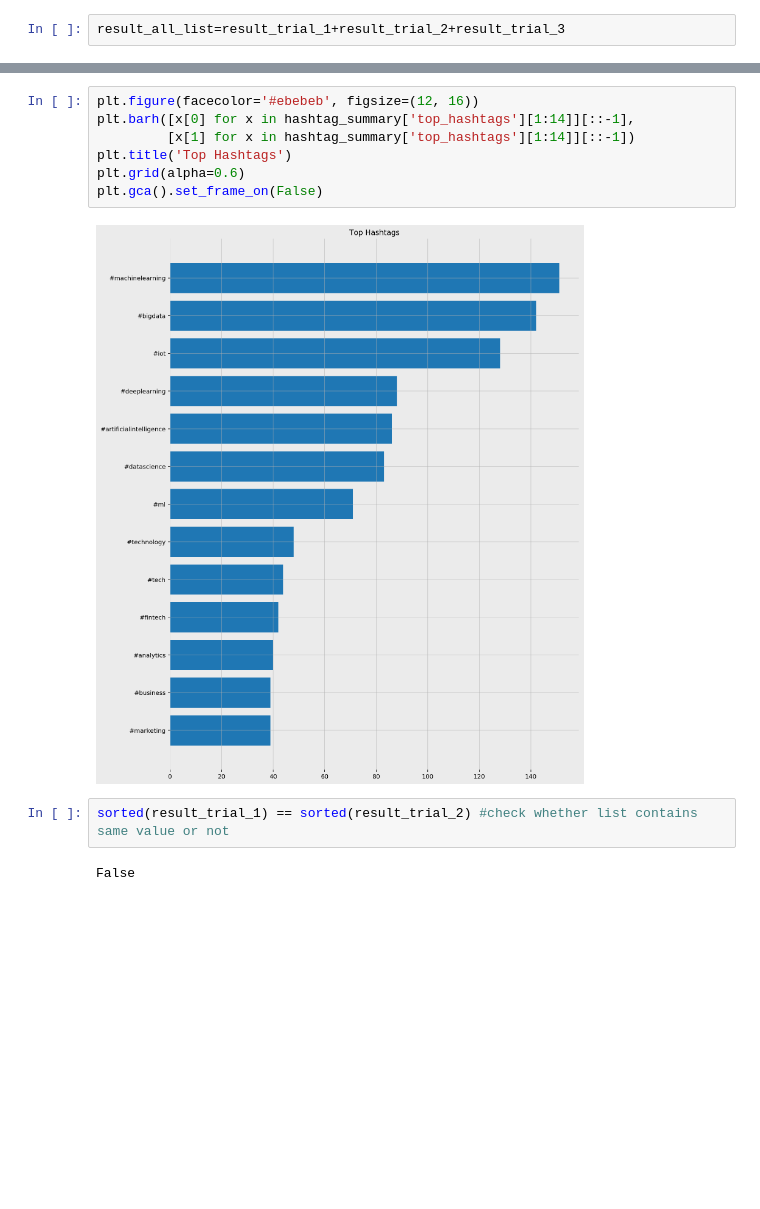
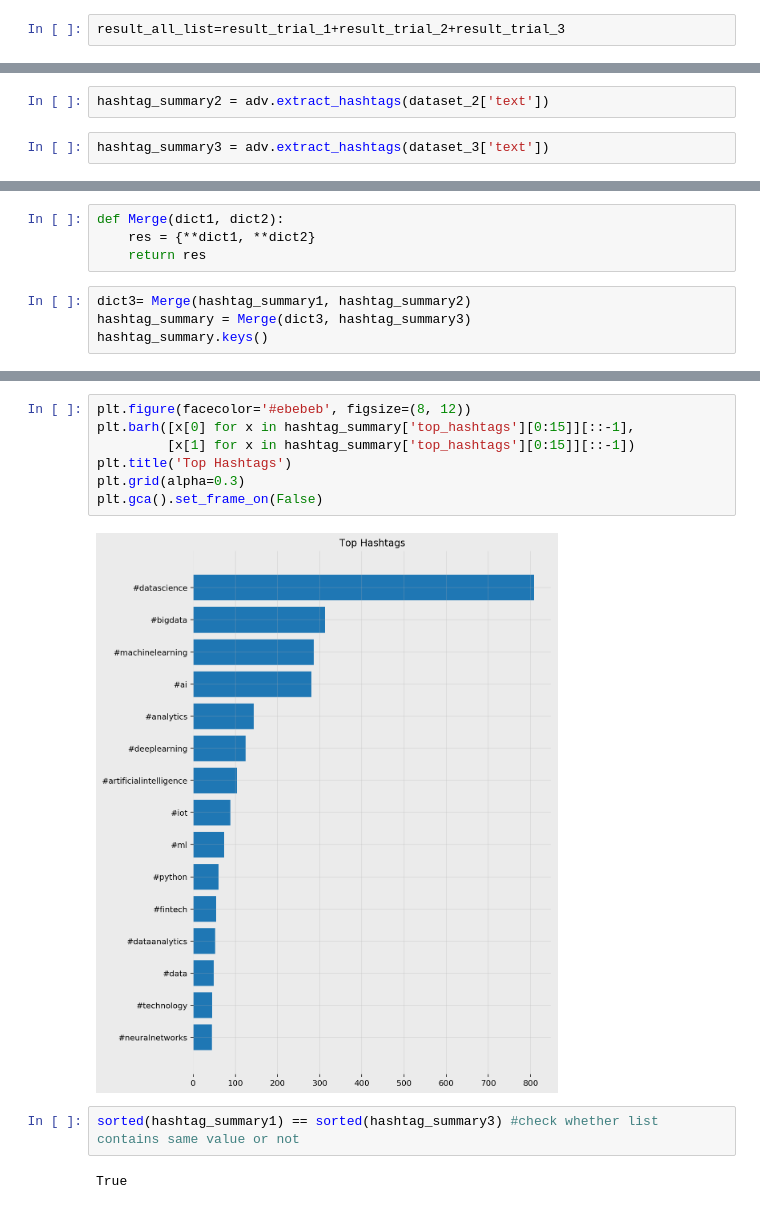
Before and after one commit to ManaliSharma/Umbrella_Academy, a Jupyter notebook: Collecting_Metadata.ipynb, the cells around one changed output, grey strips where cells are left out. Saved outputs shown, nothing was run; the diff lists cells and outputs as text; blank space fills up the shorter version.

```diff
--- a/Collecting_Metadata.ipynb
+++ b/Collecting_Metadata.ipynb
@@ -272,0 +488,4 @@ dict_keys(['hashtags', 'hashtags_flat', 'hashtag_counts', 'hashtag_freq', 'top_h
+# %%
+hashtag_summary2 = adv.extract_hashtags(dataset_2['text'])
+# %%
+hashtag_summary3 = adv.extract_hashtags(dataset_3['text'])
@@ -272,0 +516,8 @@ dict_keys(['hashtags', 'hashtags_flat', 'hashtag_counts', 'hashtag_freq', 'top_h
+# %%
+def Merge(dict1, dict2):
+    res = {**dict1, **dict2}
+    return res
+# %%
+dict3= Merge(hashtag_summary1, hashtag_summary2)
+hashtag_summary = Merge(dict3, hashtag_summary3)
+hashtag_summary.keys()
@@ -297,13 +555,13 @@ hashtag_summary['top_hashtags'][1:15]
 # %%
-plt.figure(facecolor='#ebebeb', figsize=(12, 16))
-plt.barh([x[0] for x in hashtag_summary['top_hashtags'][1:14]][::-1],
-         [x[1] for x in hashtag_summary['top_hashtags'][1:14]][::-1])
+plt.figure(facecolor='#ebebeb', figsize=(8, 12))
+plt.barh([x[0] for x in hashtag_summary['top_hashtags'][0:15]][::-1],
+         [x[1] for x in hashtag_summary['top_hashtags'][0:15]][::-1])
 plt.title('Top Hashtags')
-plt.grid(alpha=0.6)
+plt.grid(alpha=0.3)
 plt.gca().set_frame_on(False)
 # %% [output]
-[figure, old version]
+[figure, new version]
 # %%
-sorted(result_trial_1) == sorted(result_trial_2) #check whether list contains same value or not
+sorted(hashtag_summary1) == sorted(hashtag_summary3) #check whether list contains same value or not
 # %% [output]
-False
+True
```
Also changed, not shown: parts of 64 cells of this notebook, 8 other files.
